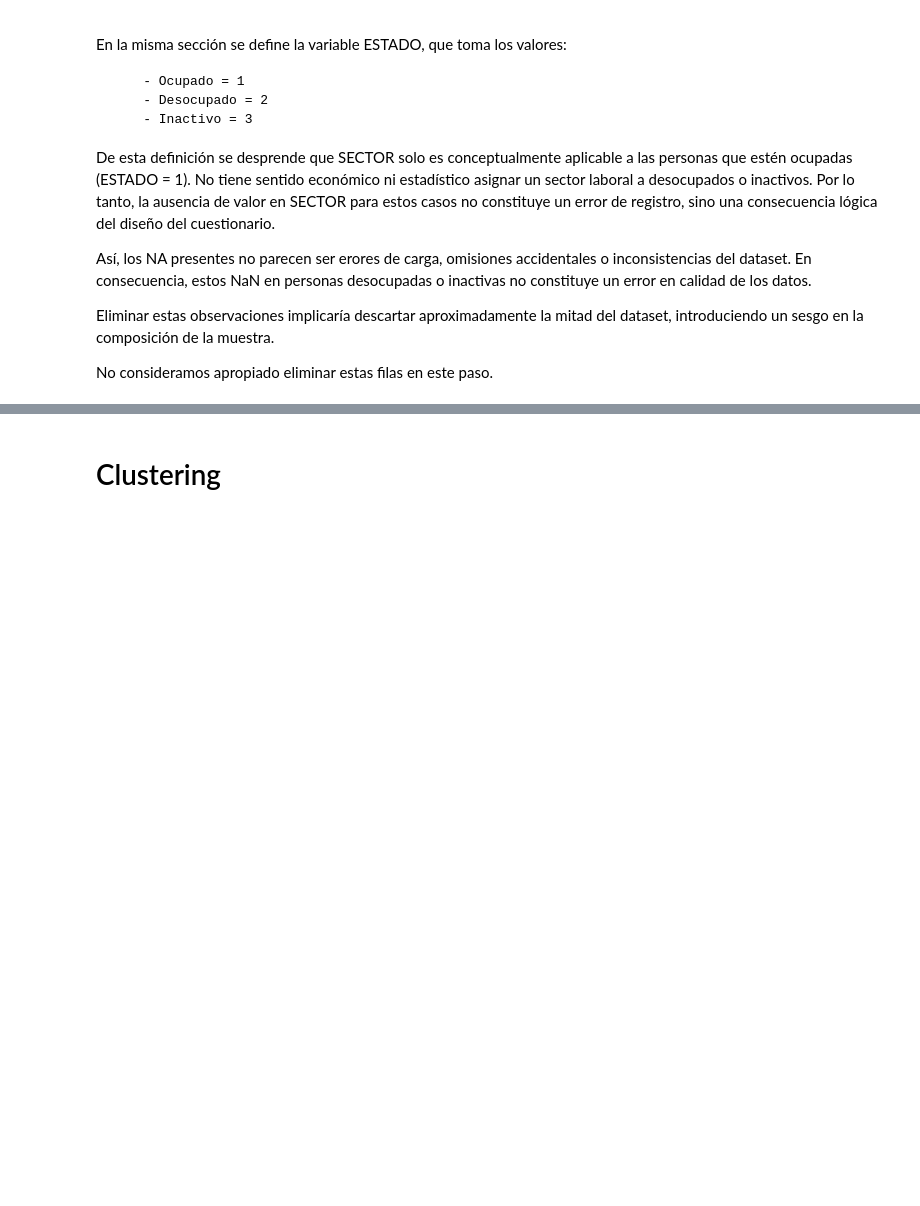
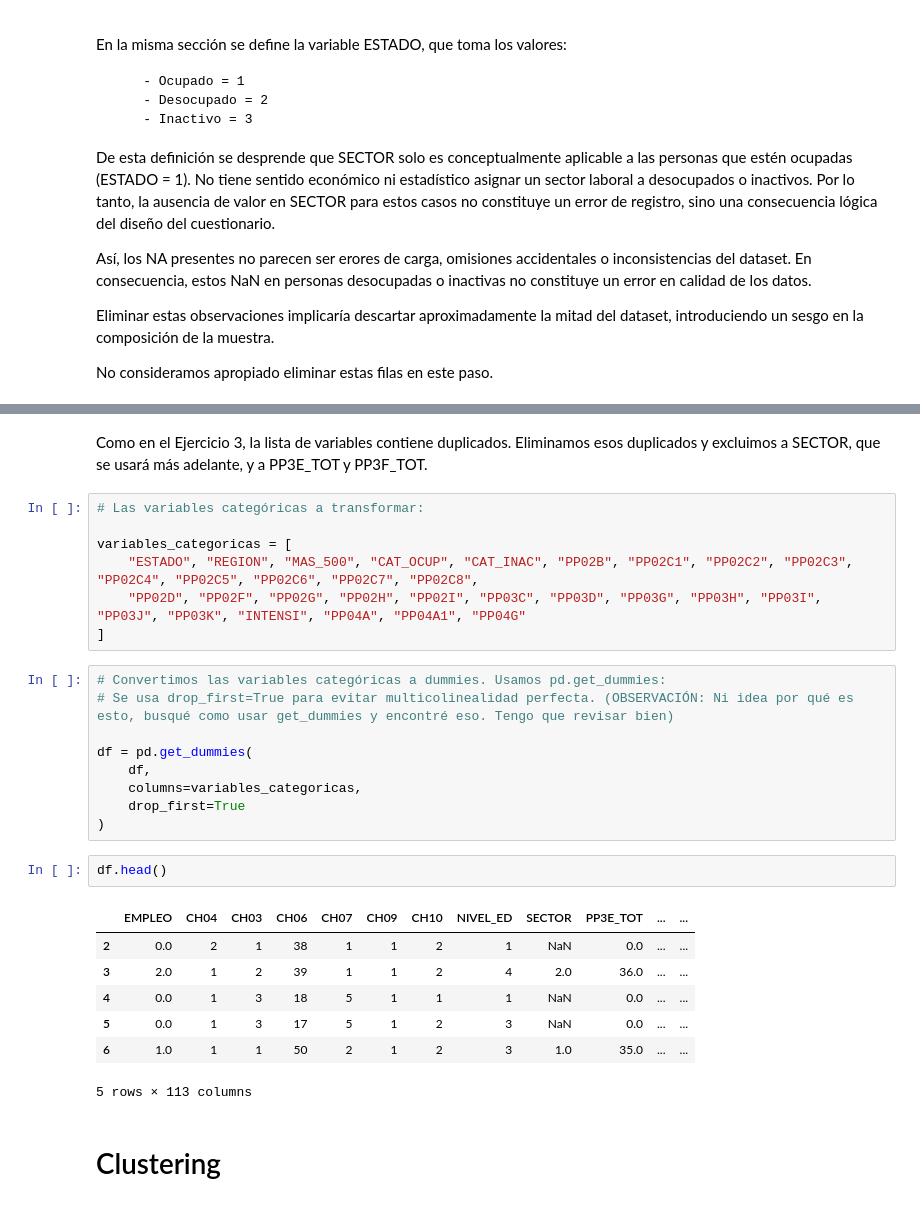
Before and after one commit to davidpalacio1/TP-1-LDD, a Jupyter notebook: TP_2_LDD.ipynb, the cells around one changed output, grey strips where cells are left out. Drawn from its saved outputs; the diff is of its cells as text; blank space fills up the shorter version.

```diff
--- a/TP_2_LDD.ipynb
+++ b/TP_2_LDD.ipynb
@@ -304,3 +405,31 @@ por eso no la convertimos a dummies
+# %% [markdown]
+Como en el Ejercicio 3, la lista de variables contiene duplicados. Eliminamos esos duplicados y excluimos a SECTOR, que se usará más adelante, y a PP3E_TOT y PP3F_TOT.
+# %%
+# Las variables categóricas a transformar:
+
+variables_categoricas = [
+    "ESTADO", "REGION", "MAS_500", "CAT_OCUP", "CAT_INAC", "PP02B", "PP02C1", "PP02C2", "PP02C3", "PP02C4", "PP02C5", "PP02C6", "PP02C7", "PP02C8",
+    "PP02D", "PP02F", "PP02G", "PP02H", "PP02I", "PP03C", "PP03D", "PP03G", "PP03H", "PP03I", "PP03J", "PP03K", "INTENSI", "PP04A", "PP04A1", "PP04G"
+]
+# %%
+# Convertimos las variables categóricas a dummies. Usamos pd.get_dummies:
+# Se usa drop_first=True para evitar multicolinealidad perfecta. (OBSERVACIÓN: Ni idea por qué es esto, busqué como usar get_dummies y encontré eso. Tengo que revisar bien)
+
+df = pd.get_dummies(
+    df,
+    columns=variables_categoricas,
+    drop_first=True
+)
+# %%
+df.head()
+# %% [output]
+|  | EMPLEO | CH04 | CH03 | CH06 | CH07 | CH09 | CH10 | NIVEL_ED | SECTOR | PP3E_TOT | ... | ... |
+| 2 | 0.0 | 2 | 1 | 38 | 1 | 1 | 2 | 1 | NaN | 0.0 | ... | ... |
+| 3 | 2.0 | 1 | 2 | 39 | 1 | 1 | 2 | 4 | 2.0 | 36.0 | ... | ... |
+| 4 | 0.0 | 1 | 3 | 18 | 5 | 1 | 1 | 1 | NaN | 0.0 | ... | ... |
+| 5 | 0.0 | 1 | 3 | 17 | 5 | 1 | 2 | 3 | NaN | 0.0 | ... | ... |
+| 6 | 1.0 | 1 | 1 | 50 | 2 | 1 | 2 | 3 | 1.0 | 35.0 | ... | ... |
+5 rows × 113 columns
 # %% [markdown]
 # Clustering
 # %% [markdown]
```
Also changed, not shown: parts of 6 cells of this notebook.
